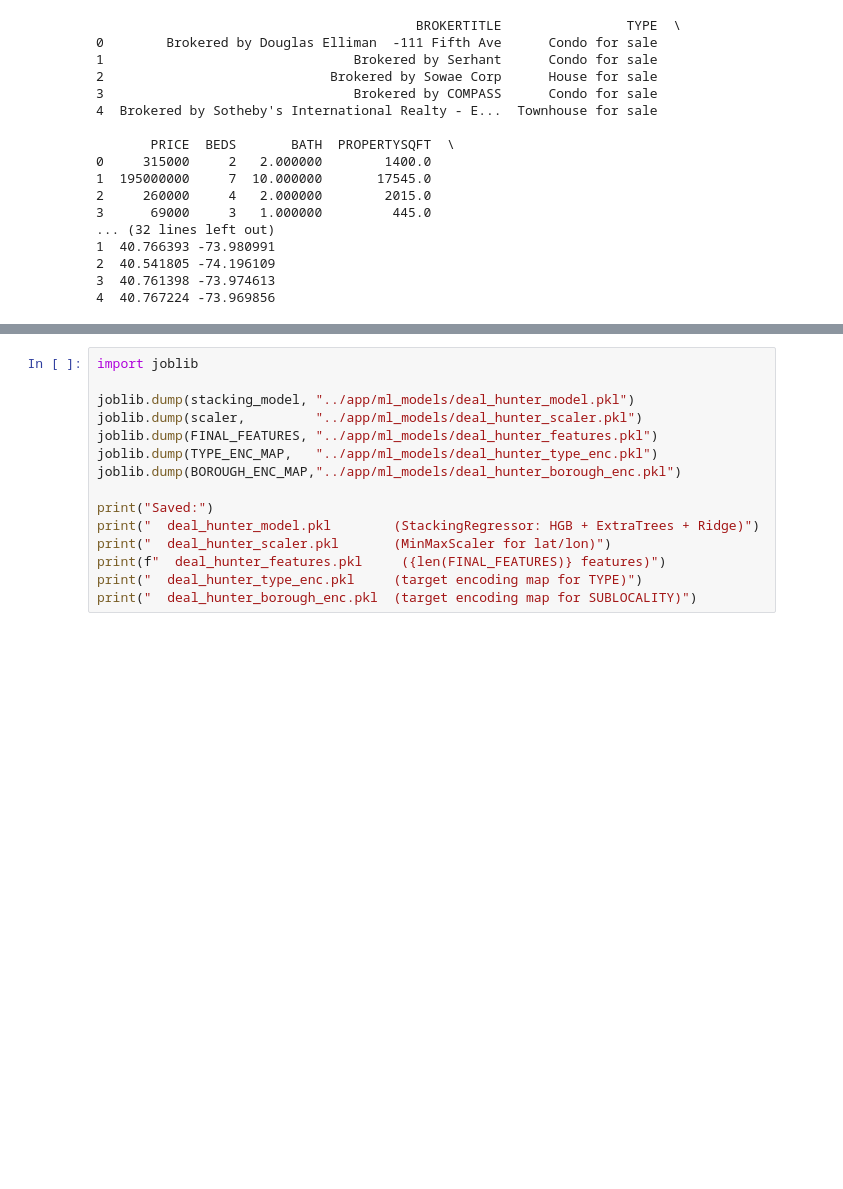
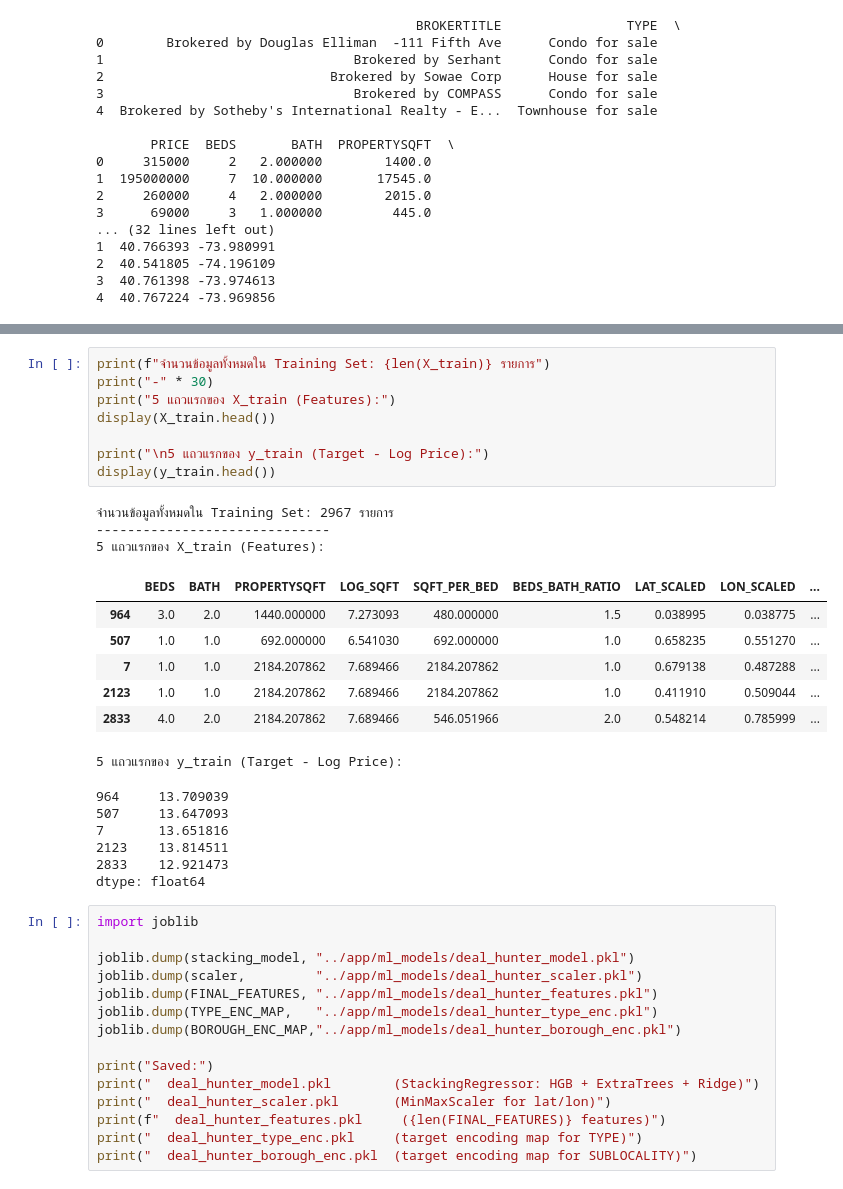
Before and after one commit to BBeamNP/house-price, a Jupyter notebook: notebooks/deal_hunter.ipynb, the cells around one changed output, grey strips where cells are left out. Saved outputs shown, nothing was run; the diff lists cells and outputs as text; blank space fills up the shorter version.

```diff
--- a/notebooks/deal_hunter.ipynb
+++ b/notebooks/deal_hunter.ipynb
@@ -212,3 +232,28 @@ plt.show()
+# %%
+print(f"จำนวนข้อมูลทั้งหมดใน Training Set: {len(X_train)} รายการ")
+print("-" * 30)
+print("5 แถวแรกของ X_train (Features):")
+display(X_train.head())
+
+print("\n5 แถวแรกของ y_train (Target - Log Price):")
+display(y_train.head())
+# %% [output]
+จำนวนข้อมูลทั้งหมดใน Training Set: 2967 รายการ
+------------------------------
+5 แถวแรกของ X_train (Features):
+|  | BEDS | BATH | PROPERTYSQFT | LOG_SQFT | SQFT_PER_BED | BEDS_BATH_RATIO | LAT_SCALED | LON_SCALED | ... |
+| 964 | 3.0 | 2.0 | 1440.000000 | 7.273093 | 480.000000 | 1.5 | 0.038995 | 0.038775 | ... |
+| 507 | 1.0 | 1.0 | 692.000000 | 6.541030 | 692.000000 | 1.0 | 0.658235 | 0.551270 | ... |
+| 7 | 1.0 | 1.0 | 2184.207862 | 7.689466 | 2184.207862 | 1.0 | 0.679138 | 0.487288 | ... |
+| 2123 | 1.0 | 1.0 | 2184.207862 | 7.689466 | 2184.207862 | 1.0 | 0.411910 | 0.509044 | ... |
+| 2833 | 4.0 | 2.0 | 2184.207862 | 7.689466 | 546.051966 | 2.0 | 0.548214 | 0.785999 | ... |
+5 แถวแรกของ y_train (Target - Log Price):
+964     13.709039
+507     13.647093
+7       13.651816
+2123    13.814511
+2833    12.921473
+dtype: float64
 # %%
 import joblib
 
```
Also changed, not shown: parts of 1 cell of this notebook, 4 other files.
